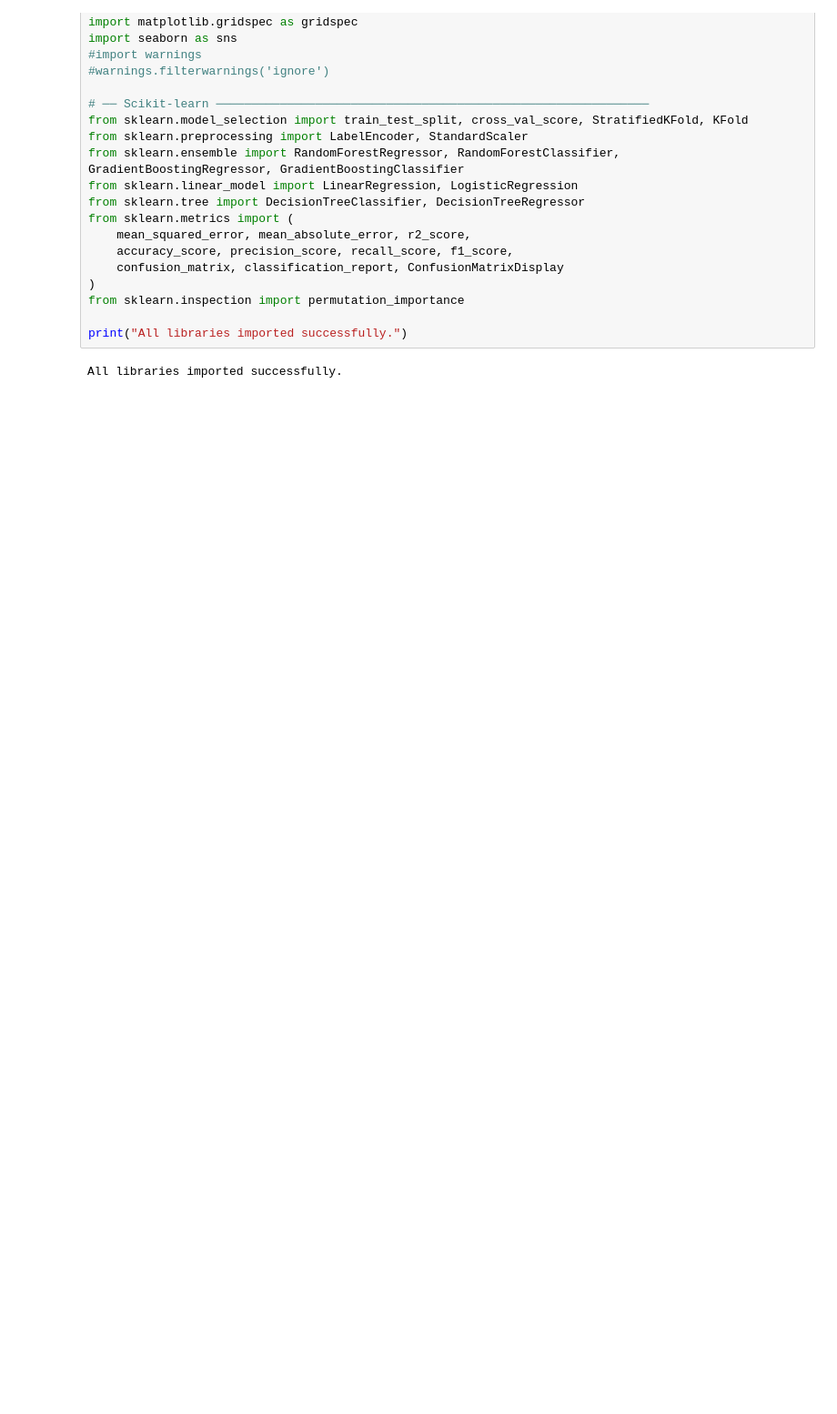
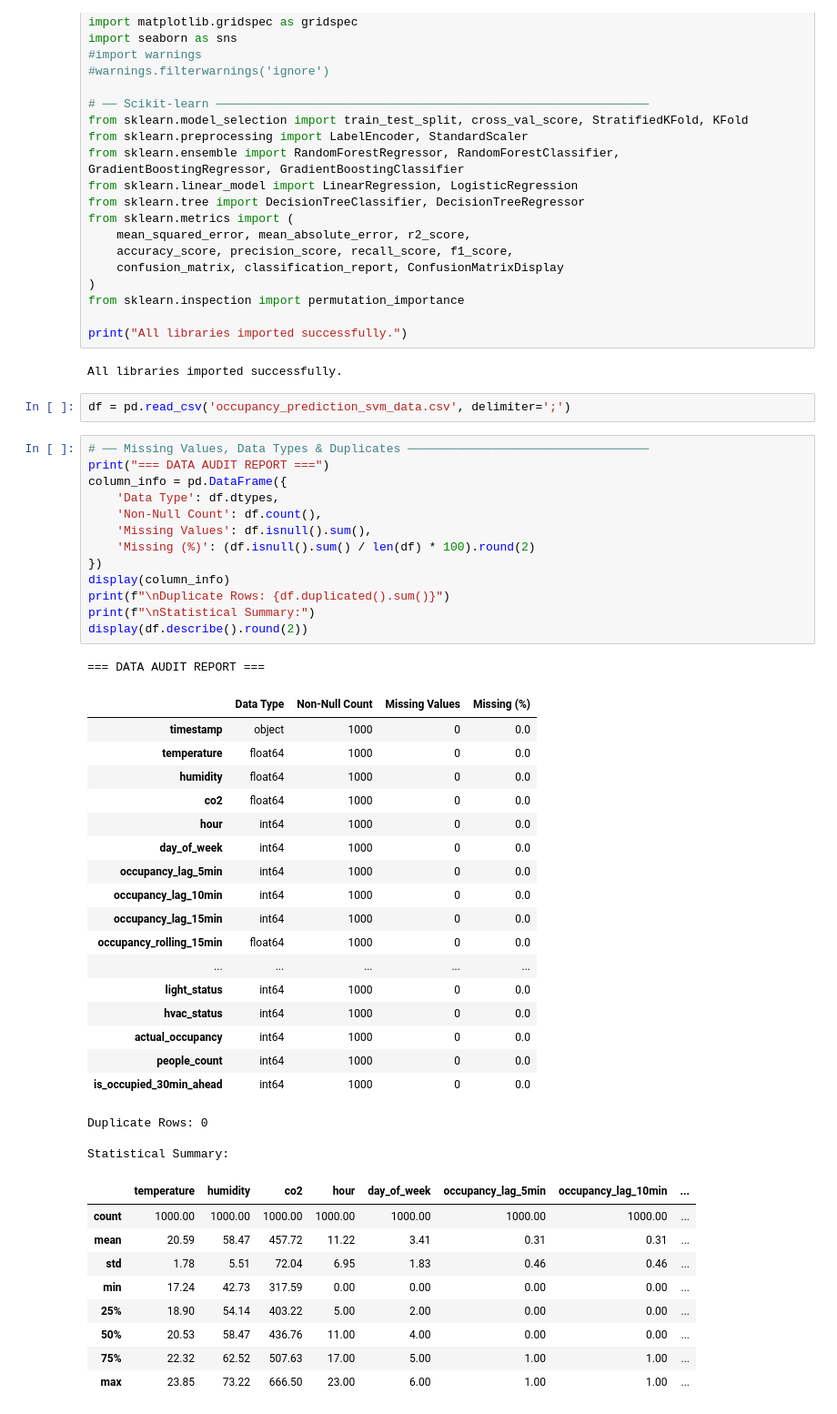
Before and after one commit to MIL-Project2/DR-DT, a Jupyter notebook: Occupancy_Prediction.ipynb, the cells around one changed output. Shown at 91% size. Drawn from its saved outputs; the diff is of its cells as text; blank space fills up the shorter version.

```diff
--- a/Occupancy_Prediction.ipynb
+++ b/Occupancy_Prediction.ipynb
@@ -56,3 +57,49 @@ from sklearn.inspection import permutation_importance
 print("All libraries imported successfully.")
 # %% [output]
 All libraries imported successfully.
+# %%
+df = pd.read_csv('occupancy_prediction_svm_data.csv', delimiter=';')
+# %%
+# ── Missing Values, Data Types & Duplicates ──────────────────────────────────
+print("=== DATA AUDIT REPORT ===")
+column_info = pd.DataFrame({
+    'Data Type': df.dtypes,
+    'Non-Null Count': df.count(),
+    'Missing Values': df.isnull().sum(),
+    'Missing (%)': (df.isnull().sum() / len(df) * 100).round(2)
+})
+display(column_info)
+print(f"\nDuplicate Rows: {df.duplicated().sum()}")
+print(f"\nStatistical Summary:")
+display(df.describe().round(2))
+# %% [output]
+=== DATA AUDIT REPORT ===
+|  | Data Type | Non-Null Count | Missing Values | Missing (%) |
+| timestamp | object | 1000 | 0 | 0.0 |
+| temperature | float64 | 1000 | 0 | 0.0 |
+| humidity | float64 | 1000 | 0 | 0.0 |
+| co2 | float64 | 1000 | 0 | 0.0 |
+| hour | int64 | 1000 | 0 | 0.0 |
+| day_of_week | int64 | 1000 | 0 | 0.0 |
+| occupancy_lag_5min | int64 | 1000 | 0 | 0.0 |
+| occupancy_lag_10min | int64 | 1000 | 0 | 0.0 |
+| occupancy_lag_15min | int64 | 1000 | 0 | 0.0 |
+| occupancy_rolling_15min | float64 | 1000 | 0 | 0.0 |
+| ... | ... | ... | ... | ... |
+| light_status | int64 | 1000 | 0 | 0.0 |
+| hvac_status | int64 | 1000 | 0 | 0.0 |
+| actual_occupancy | int64 | 1000 | 0 | 0.0 |
+| people_count | int64 | 1000 | 0 | 0.0 |
+| is_occupied_30min_ahead | int64 | 1000 | 0 | 0.0 |
+Duplicate Rows: 0
+
+Statistical Summary:
+|  | temperature | humidity | co2 | hour | day_of_week | occupancy_lag_5min | occupancy_lag_10min | ... |
+| count | 1000.00 | 1000.00 | 1000.00 | 1000.00 | 1000.00 | 1000.00 | 1000.00 | ... |
+| mean | 20.59 | 58.47 | 457.72 | 11.22 | 3.41 | 0.31 | 0.31 | ... |
+| std | 1.78 | 5.51 | 72.04 | 6.95 | 1.83 | 0.46 | 0.46 | ... |
+| min | 17.24 | 42.73 | 317.59 | 0.00 | 0.00 | 0.00 | 0.00 | ... |
+| 25% | 18.90 | 54.14 | 403.22 | 5.00 | 2.00 | 0.00 | 0.00 | ... |
+| 50% | 20.53 | 58.47 | 436.76 | 11.00 | 4.00 | 0.00 | 0.00 | ... |
+| 75% | 22.32 | 62.52 | 507.63 | 17.00 | 5.00 | 1.00 | 1.00 | ... |
+| max | 23.85 | 73.22 | 666.50 | 23.00 | 6.00 | 1.00 | 1.00 | ... |
```
Also changed, not shown: parts of 3 cells of this notebook.
